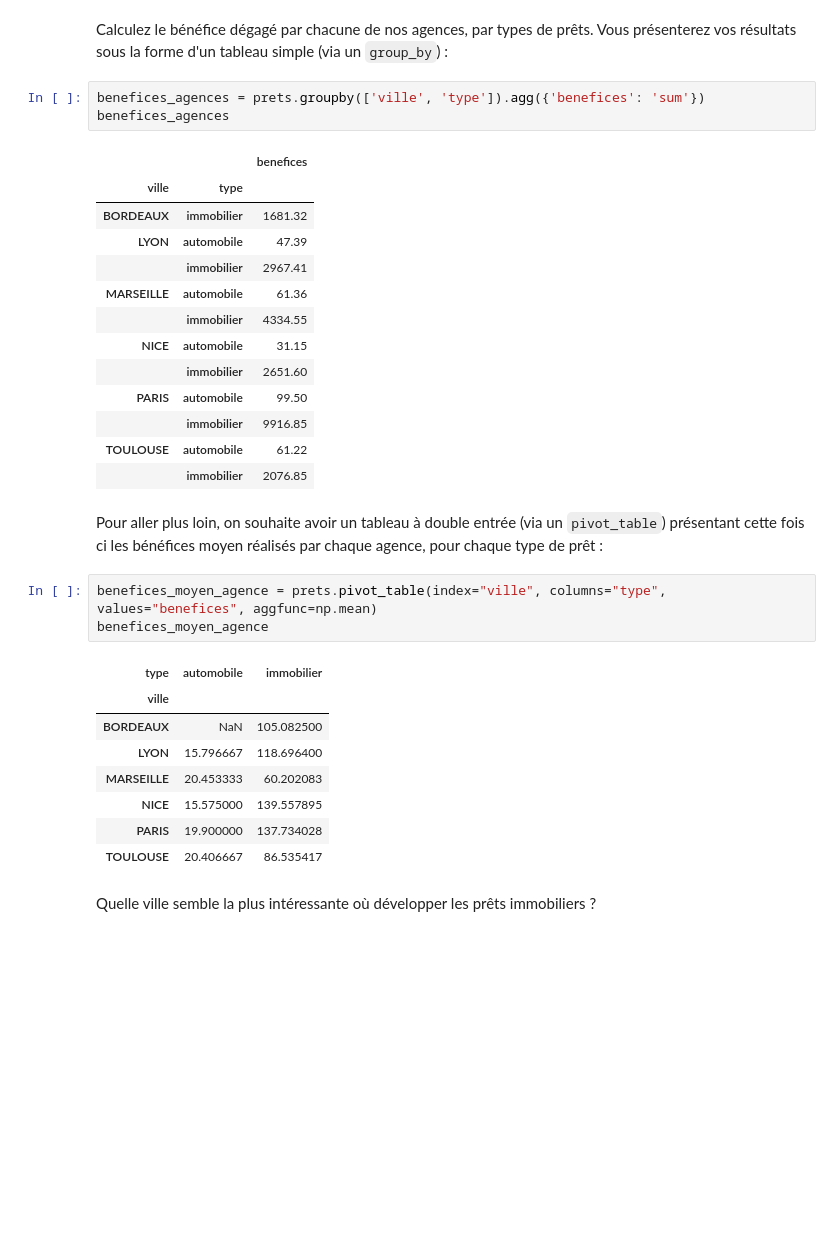
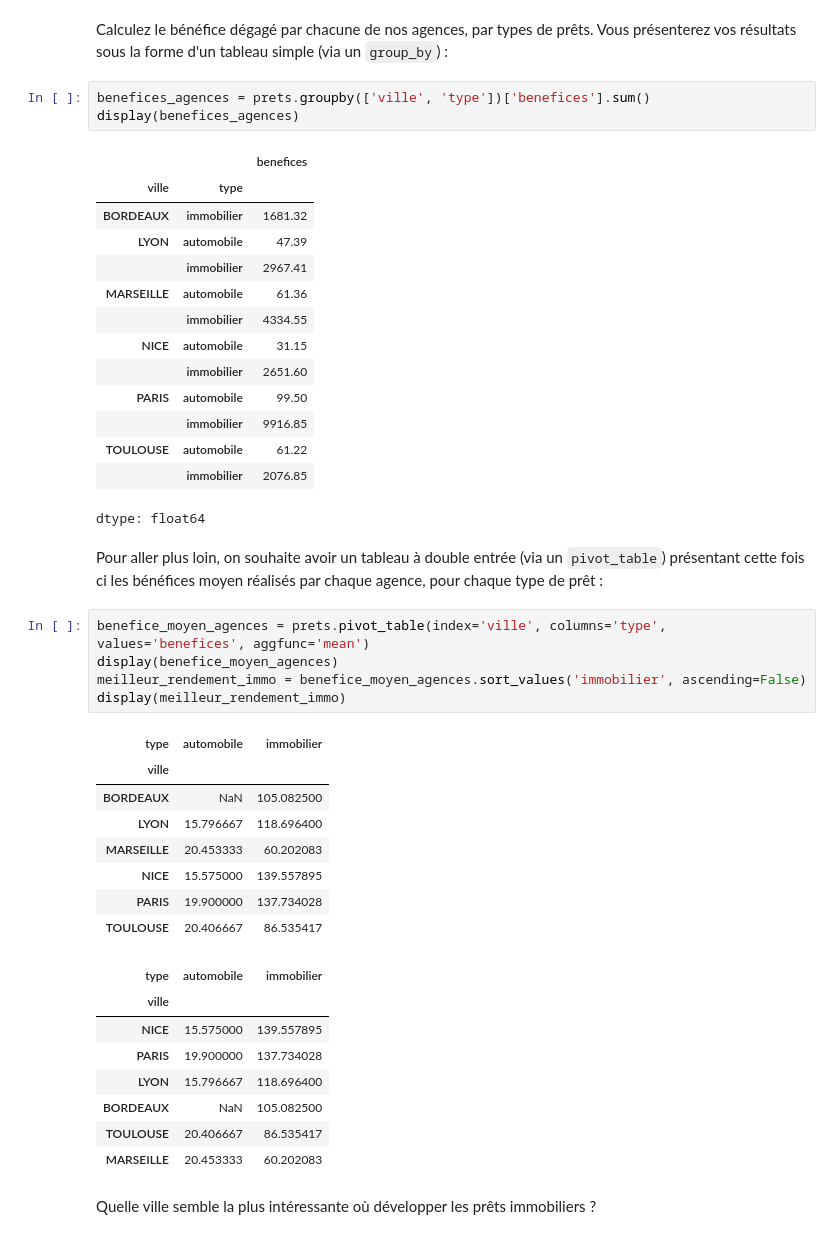
Before and after one commit to laurentpicardLP2/JLP-EVAL2, a Jupyter notebook: notebooks/P2/P2C4 - Agrégez des données avec Pandas.ipynb, the cells around one changed output. Saved outputs shown, nothing was run; the diff lists cells and outputs as text; blank space fills up the shorter version.

```diff
--- a/notebooks/P2/P2C4 - Agrégez des données avec Pandas.ipynb
+++ b/notebooks/P2/P2C4 - Agrégez des données avec Pandas.ipynb
@@ -62,8 +69,8 @@ Il y a 62 personnes en situation bancaire risquée.
 # %% [markdown]
 Calculez le bénéfice dégagé par chacune de nos agences, par types de prêts. Vous présenterez vos résultats sous la forme d'un tableau simple (via un `group_by`) :
 # %%
-benefices_agences = prets.groupby(['ville', 'type']).agg({'benefices': 'sum'})
-benefices_agences
+benefices_agences = prets.groupby(['ville', 'type'])['benefices'].sum()
+display(benefices_agences)
 # %% [output]
 |  |  | benefices |
 | ville | type |  |
@@ -78,20 +85,31 @@ benefices_agences
 |  | immobilier | 9916.85 |
 | TOULOUSE | automobile | 61.22 |
 |  | immobilier | 2076.85 |
+dtype: float64
 # %% [markdown]
 Pour aller plus loin, on souhaite avoir un tableau à double entrée (via un `pivot_table`) présentant cette fois ci les bénéfices moyen réalisés par chaque agence, pour chaque type de prêt :
 # %%
-benefices_moyen_agence = prets.pivot_table(index="ville", columns="type", values="benefices", aggfunc=np.mean)
-benefices_moyen_agence
+benefice_moyen_agences = prets.pivot_table(index='ville', columns='type', values='benefices', aggfunc='mean')
+display(benefice_moyen_agences)
+meilleur_rendement_immo = benefice_moyen_agences.sort_values('immobilier', ascending=False)
+display(meilleur_rendement_immo)
 # %% [output]
 | type | automobile | immobilier |
 | ville |  |  |
 | BORDEAUX | NaN | 105.082500 |
 | LYON | 15.796667 | 118.696400 |
 | MARSEILLE | 20.453333 | 60.202083 |
 | NICE | 15.575000 | 139.557895 |
 | PARIS | 19.900000 | 137.734028 |
 | TOULOUSE | 20.406667 | 86.535417 |
+| type | automobile | immobilier |
+| ville |  |  |
+| NICE | 15.575000 | 139.557895 |
+| PARIS | 19.900000 | 137.734028 |
+| LYON | 15.796667 | 118.696400 |
+| BORDEAUX | NaN | 105.082500 |
+| TOULOUSE | 20.406667 | 86.535417 |
+| MARSEILLE | 20.453333 | 60.202083 |
 # %% [markdown]
 Quelle ville semble la plus intéressante où développer les prêts immobiliers ?
 # %% [markdown]
```
Also changed, not shown: parts of 2 cells of this notebook.
